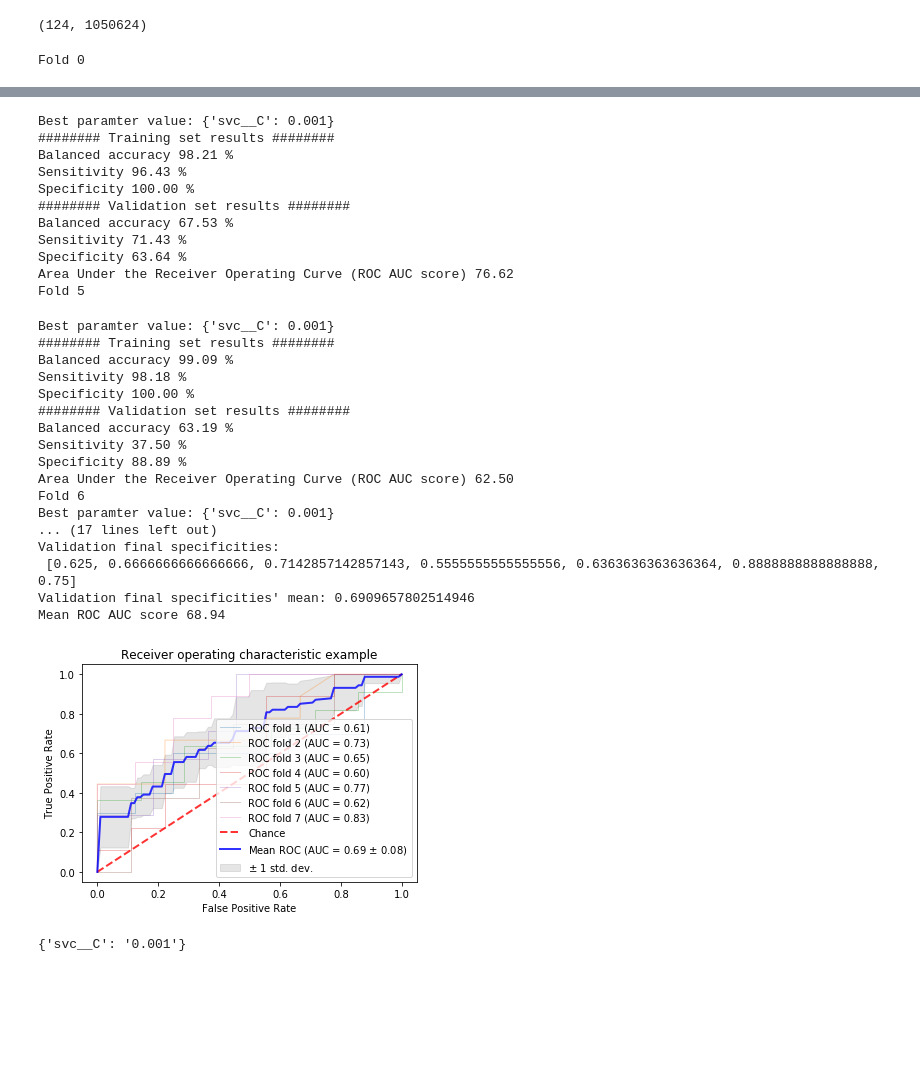
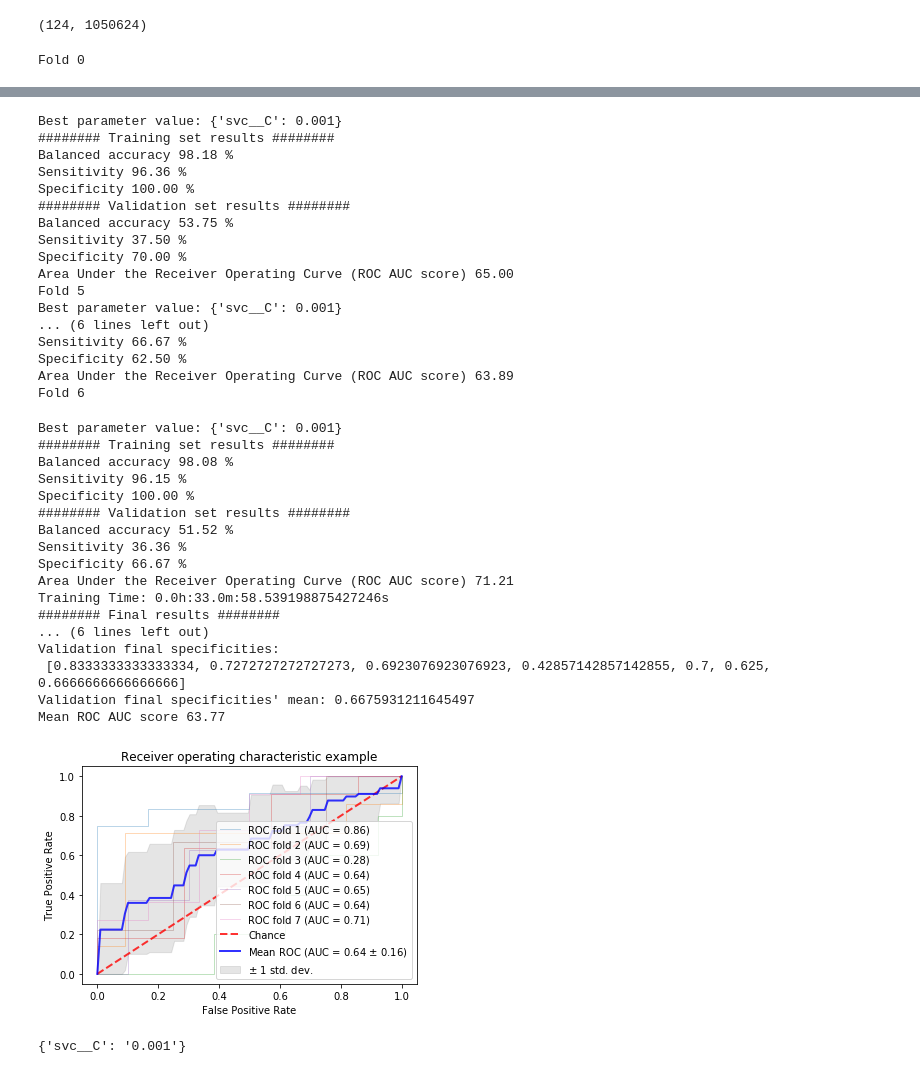
Before and after one commit to derEitel/explainableMS, a Jupyter notebook: MS using SVM on FLAIR.ipynb, the cells around one changed output, grey strips where cells are left out. Cells and saved outputs as stored; diff of their text form; code cells hidden in the pictures; blank space fills up the shorter version.

```diff
--- a/MS using SVM on FLAIR.ipynb
+++ b/MS using SVM on FLAIR.ipynb
@@ -27,14 +27,14 @@ zero_one_normalize = False
 dtype = np.float32
 # %%
 # load hdf5 files and extract columns
-train_h5 = h5py.File('/analysis/share/Ritter/MS/CIS/train_dataset_FLAIR_lesions_filled.h5', 'r')
-holdout_h5 = h5py.File('/analysis/share/Ritter/MS/CIS/holdout_dataset_FLAIR_lesions_filled.h5', 'r')
+train_h5 = h5py.File('/analysis/ritter/Dataset/MS/CIS/train_dataset_FLAIR_lesions_filled.h5', 'r')
+holdout_h5 = h5py.File('/analysis/ritter/Dataset/MS/CIS/holdout_dataset_FLAIR_lesions_filled.h5', 'r')
 
 X_train, y_train = train_h5['X'], train_h5['y']
 X_holdout, y_holdout = holdout_h5['X'], holdout_h5['y']
 
-train_lesions_h5 = h5py.File('/analysis/share/Ritter/MS/CIS/train_dataset_lesions.h5', 'r')
-holdout_lesions_h5 = h5py.File('/analysis/share/Ritter/MS/CIS/holdout_dataset_lesions.h5', 'r')
+train_lesions_h5 = h5py.File('/analysis/ritter/Dataset/MS/CIS/train_dataset_lesions.h5', 'r')
+holdout_lesions_h5 = h5py.File('/analysis/ritter/Dataset/MS/CIS/holdout_dataset_lesions.h5', 'r')
 
 lesion_masks_train = train_lesions_h5['masks']
 lesion_masks_holdout = holdout_lesions_h5['masks']
@@ -95,7 +95,7 @@ def svc_param_selection(X, y, n_folds):
     Cs = [0.001, 0.01, 0.1, 1, 10]
     param_grid = {'svc__C': Cs}
     # use standard scaler for preprocessing
-    scaler = preprocessing.StandardScaler()
+    scaler = preprocessing.StandardScaler(with_mean=True, with_std=False)
     pipeline = make_pipeline(scaler, SVC(kernel='linear', gamma='auto'))
     grid_search = GridSearchCV(pipeline, param_grid, cv=n_folds, n_jobs=5)
     grid_search.fit(X, y)
@@ -132,19 +132,21 @@ for train_idx, test_idx in kf.split(X_train):
         y_train[train_idx],
         n_folds=5)
 
-    print("Best paramter value: {}".format(best_param))
+    print("Best parameter value: {}".format(best_param))
 
+    scaler = preprocessing.StandardScaler(with_mean=True, with_std=False)
     model = SVC(kernel="linear", C=best_param["svc__C"])
-    model.fit(X_train[train_idx], y_train[train_idx])
+    pipeline = make_pipeline(scaler, model)
+    pipeline.fit(X_train[train_idx], y_train[train_idx])
 
     # training set results
-    train_pred = model.predict(X_train[train_idx])
+    train_pred = pipeline.predict(X_train[train_idx])
     train_bal_acc = balanced_accuracy(y_train[train_idx], train_pred)
     train_sens = sensitivity(y_train[train_idx], train_pred)
     train_spec = specificity(y_train[train_idx], train_pred)
     # val set results
-    val_pred = model.predict(X_train[test_idx])
-    val_scores = model.decision_function(X_train[test_idx])
+    val_pred = pipeline.predict(X_train[test_idx])
+    val_scores = pipeline.decision_function(X_train[test_idx])
     val_bal_acc = balanced_accuracy(y_train[test_idx], val_pred)
     val_sens = sensitivity(y_train[test_idx], val_pred)
     val_spec = specificity(y_train[test_idx], val_pred)
@@ -267,33 +269,39 @@ Area Under the Receiver Operating Curve (ROC AUC score) 60.49
 Fold 4
-Best paramter value: {'svc__C': 0.001}
+Best parameter value: {'svc__C': 0.001}
 ######## Training set results ########
-Balanced accuracy 98.21 %
-Sensitivity 96.43 %
+Balanced accuracy 98.18 %
+Sensitivity 96.36 %
 Specificity 100.00 %
 ######## Validation set results ########
-Balanced accuracy 67.53 %
-Sensitivity 71.43 %
-Specificity 63.64 %
-Area Under the Receiver Operating Curve (ROC AUC score) 76.62
+Balanced accuracy 53.75 %
+Sensitivity 37.50 %
+Specificity 70.00 %
+Area Under the Receiver Operating Curve (ROC AUC score) 65.00
 Fold 5
+Best parameter value: {'svc__C': 0.001}
+... (6 lines left out)
+Sensitivity 66.67 %
+Specificity 62.50 %
+Area Under the Receiver Operating Curve (ROC AUC score) 63.89
+Fold 6
-Best paramter value: {'svc__C': 0.001}
+Best parameter value: {'svc__C': 0.001}
 ######## Training set results ########
-Balanced accuracy 99.09 %
-Sensitivity 98.18 %
+Balanced accuracy 98.08 %
+Sensitivity 96.15 %
 Specificity 100.00 %
 ######## Validation set results ########
-Balanced accuracy 63.19 %
-Sensitivity 37.50 %
-Specificity 88.89 %
-Area Under the Receiver Operating Curve (ROC AUC score) 62.50
-Fold 6
-Best paramter value: {'svc__C': 0.001}
-... (17 lines left out)
+Balanced accuracy 51.52 %
+Sensitivity 36.36 %
+Specificity 66.67 %
+Area Under the Receiver Operating Curve (ROC AUC score) 71.21
+Training Time: 0.0h:33.0m:58.539198875427246s
+######## Final results ########
+... (6 lines left out)
 Validation final specificities:
- [0.625, 0.6666666666666666, 0.7142857142857143, 0.5555555555555556, 0.6363636363636364, 0.8888888888888888, 0.75]
-Validation final specificities' mean: 0.6909657802514946
-Mean ROC AUC score 68.94
+ [0.8333333333333334, 0.7272727272727273, 0.6923076923076923, 0.42857142857142855, 0.7, 0.625, 0.6666666666666666]
+Validation final specificities' mean: 0.6675931211645497
+Mean ROC AUC score 63.77
-[figure, old version]
+[figure, new version]
 # %%
 training_time = time.time() - start_time
 # %%
```
Also changed, not shown: parts of 3 cells of this notebook, 6 other files.
